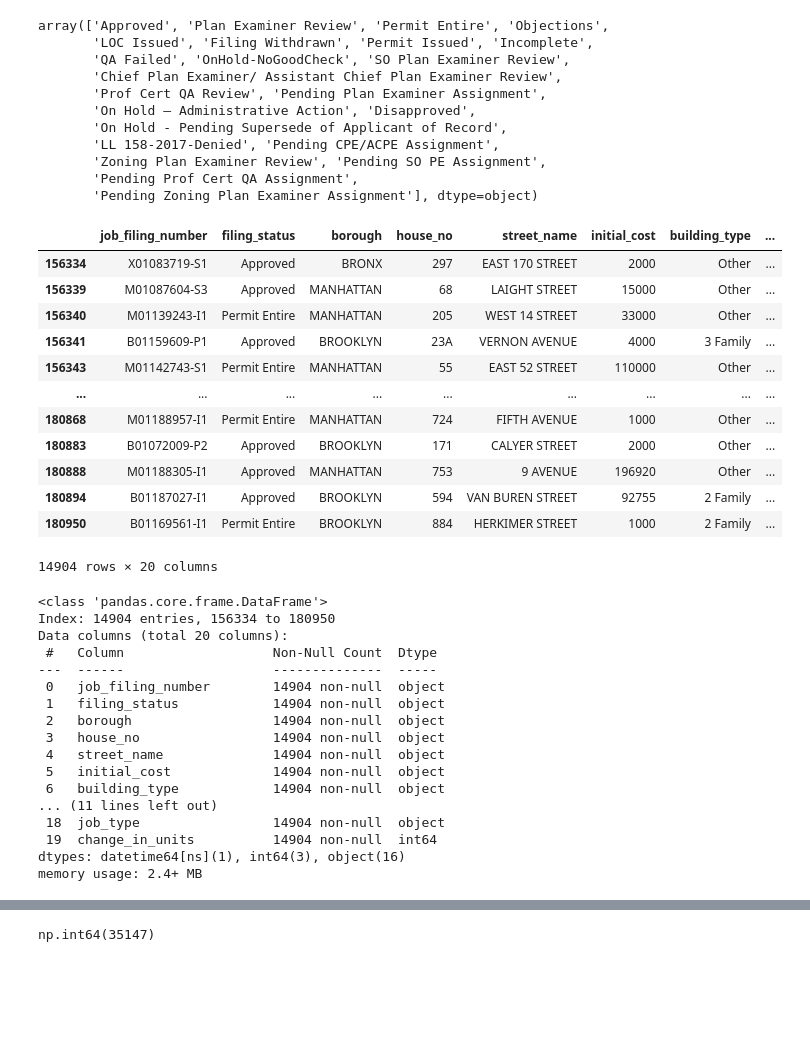
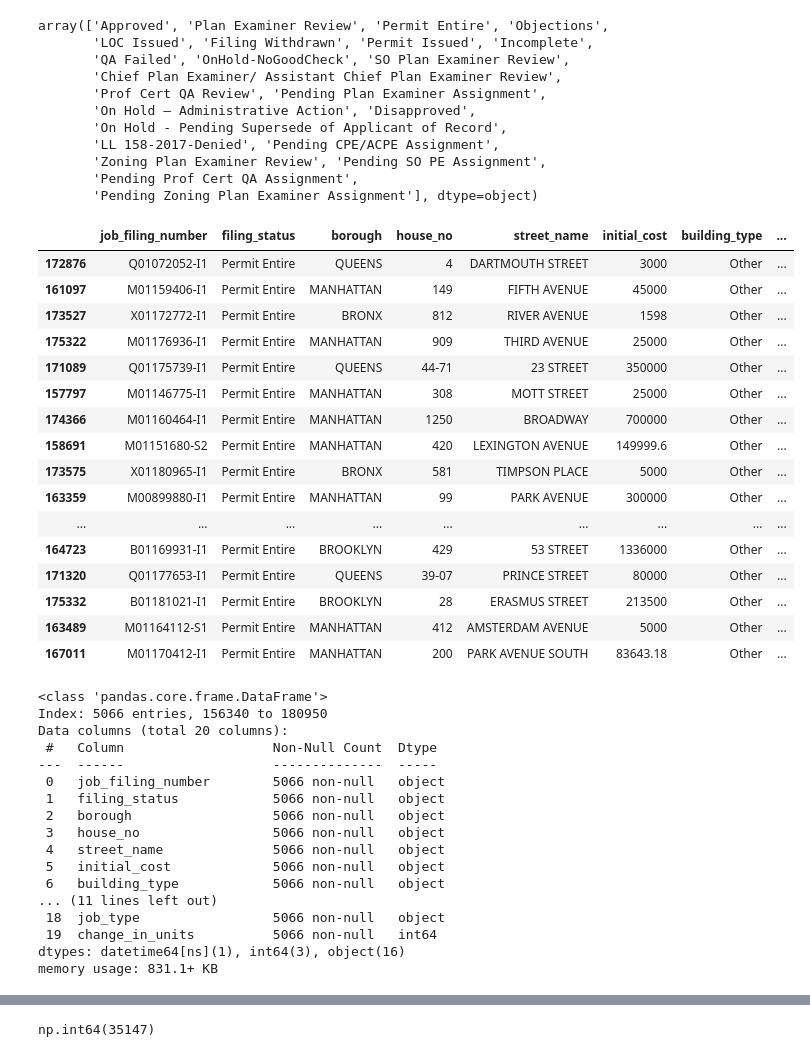
Before and after one commit to advanced-computing/will-naga-krishna, a Jupyter notebook: data_analysis_notebooks/construction_data_reviewing.ipynb, the cells around one changed output, grey strips where cells are left out. Saved outputs shown, nothing was run; the diff lists cells and outputs as text; code cells hidden in the pictures; blank space fills up the shorter version.

```diff
--- a/construction_data_reviewing.ipynb
+++ b/data_analysis_notebooks/construction_data_reviewing.ipynb
@@ -246,40 +301,44 @@ array(['Approved', 'Plan Examiner Review', 'Permit Entire', 'Objections',
        'Pending Prof Cert QA Assignment',
        'Pending Zoning Plan Examiner Assignment'], dtype=object)
 # %%
-approved_2025 = no_blanks_2025[no_blanks_2025['filing_status'].isin(['Approved','Permit Entire','LOC Issued','Permit Issued'])]
+approved_2025 = no_blanks_2025[no_blanks_2025['filing_status'].isin(['Permit Entire', 'Permit Issued'])]
 # %%
-approved_2025
+approved_2025.sample(20)
 # %% [output]
 |  | job_filing_number | filing_status | borough | house_no | street_name | initial_cost | building_type | ... |
-| 156334 | X01083719-S1 | Approved | BRONX | 297 | EAST 170 STREET | 2000 | Other | ... |
-| 156339 | M01087604-S3 | Approved | MANHATTAN | 68 | LAIGHT STREET | 15000 | Other | ... |
-| 156340 | M01139243-I1 | Permit Entire | MANHATTAN | 205 | WEST 14 STREET | 33000 | Other | ... |
-| 156341 | B01159609-P1 | Approved | BROOKLYN | 23A | VERNON AVENUE | 4000 | 3 Family | ... |
-| 156343 | M01142743-S1 | Permit Entire | MANHATTAN | 55 | EAST 52 STREET | 110000 | Other | ... |
+| 172876 | Q01072052-I1 | Permit Entire | QUEENS | 4 | DARTMOUTH STREET | 3000 | Other | ... |
+| 161097 | M01159406-I1 | Permit Entire | MANHATTAN | 149 | FIFTH AVENUE | 45000 | Other | ... |
+| 173527 | X01172772-I1 | Permit Entire | BRONX | 812 | RIVER AVENUE | 1598 | Other | ... |
+| 175322 | M01176936-I1 | Permit Entire | MANHATTAN | 909 | THIRD AVENUE | 25000 | Other | ... |
+| 171089 | Q01175739-I1 | Permit Entire | QUEENS | 44-71 | 23 STREET | 350000 | Other | ... |
+| 157797 | M01146775-I1 | Permit Entire | MANHATTAN | 308 | MOTT STREET | 25000 | Other | ... |
+| 174366 | M01160464-I1 | Permit Entire | MANHATTAN | 1250 | BROADWAY | 700000 | Other | ... |
+| 158691 | M01151680-S2 | Permit Entire | MANHATTAN | 420 | LEXINGTON AVENUE | 149999.6 | Other | ... |
+| 173575 | X01180965-I1 | Permit Entire | BRONX | 581 | TIMPSON PLACE | 5000 | Other | ... |
+| 163359 | M00899880-I1 | Permit Entire | MANHATTAN | 99 | PARK AVENUE | 300000 | Other | ... |
 | ... | ... | ... | ... | ... | ... | ... | ... | ... |
-| 180868 | M01188957-I1 | Permit Entire | MANHATTAN | 724 | FIFTH AVENUE | 1000 | Other | ... |
-| 180883 | B01072009-P2 | Approved | BROOKLYN | 171 | CALYER STREET | 2000 | Other | ... |
-| 180888 | M01188305-I1 | Approved | MANHATTAN | 753 | 9 AVENUE | 196920 | Other | ... |
-| 180894 | B01187027-I1 | Approved | BROOKLYN | 594 | VAN BUREN STREET | 92755 | 2 Family | ... |
-| 180950 | B01169561-I1 | Permit Entire | BROOKLYN | 884 | HERKIMER STREET | 1000 | 2 Family | ... |
+| 164723 | B01169931-I1 | Permit Entire | BROOKLYN | 429 | 53 STREET | 1336000 | Other | ... |
+| 171320 | Q01177653-I1 | Permit Entire | QUEENS | 39-07 | PRINCE STREET | 80000 | Other | ... |
+| 175332 | B01181021-I1 | Permit Entire | BROOKLYN | 28 | ERASMUS STREET | 213500 | Other | ... |
+| 163489 | M01164112-S1 | Permit Entire | MANHATTAN | 412 | AMSTERDAM AVENUE | 5000 | Other | ... |
+| 167011 | M01170412-I1 | Permit Entire | MANHATTAN | 200 | PARK AVENUE SOUTH | 83643.18 | Other | ... |
-14904 rows × 20 columns
 # %%
 approved_2025.info()
 # %% [output]
 <class 'pandas.core.frame.DataFrame'>
-Index: 14904 entries, 156334 to 180950
+Index: 5066 entries, 156340 to 180950
 Data columns (total 20 columns):
  #   Column                   Non-Null Count  Dtype
 ---  ------                   --------------  -----
- 0   job_filing_number        14904 non-null  object
- 1   filing_status            14904 non-null  object
- 2   borough                  14904 non-null  object
- 3   house_no                 14904 non-null  object
- 4   street_name              14904 non-null  object
- 5   initial_cost             14904 non-null  object
- 6   building_type            14904 non-null  object
+ 0   job_filing_number        5066 non-null   object
+ 1   filing_status            5066 non-null   object
+ 2   borough                  5066 non-null   object
+ 3   house_no                 5066 non-null   object
+ 4   street_name              5066 non-null   object
+ 5   initial_cost             5066 non-null   object
+ 6   building_type            5066 non-null   object
 ... (11 lines left out)
- 18  job_type                 14904 non-null  object
- 19  change_in_units          14904 non-null  int64
+ 18  job_type                 5066 non-null   object
+ 19  change_in_units          5066 non-null   int64
 dtypes: datetime64[ns](1), int64(3), object(16)
-memory usage: 2.4+ MB
+memory usage: 831.1+ KB
```
Also changed, not shown: parts of 7 cells of this notebook, 4 other files.
